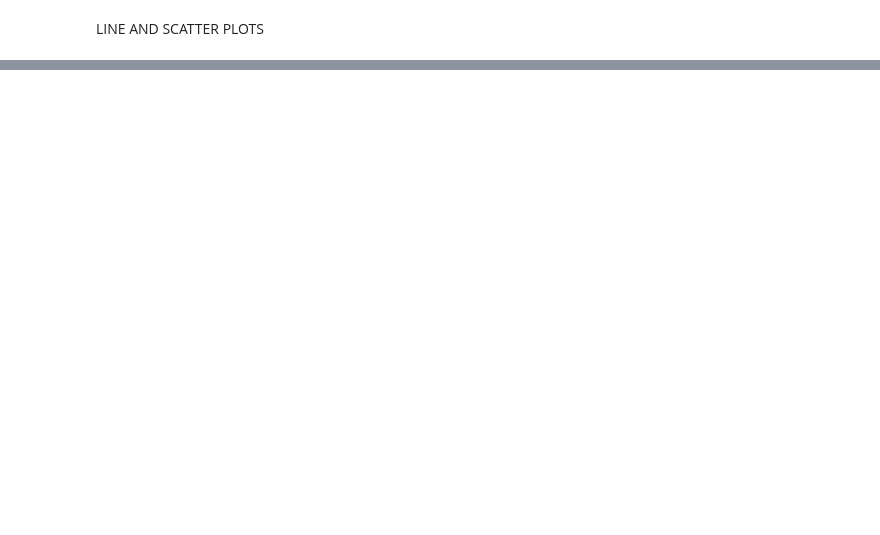
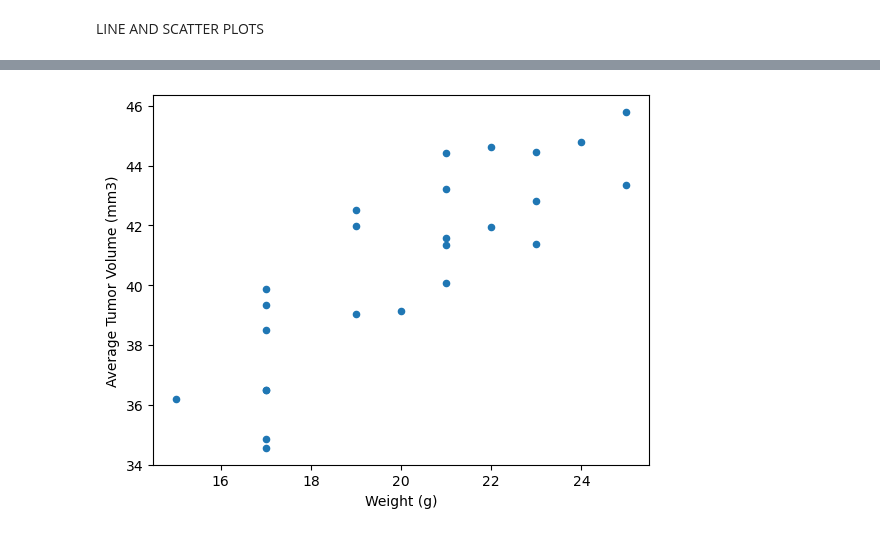
Before and after one commit to RamirezMaribel/data_visualization_challenge, a Jupyter notebook: Starter_Code/Pymaceuticals/pymaceuticals_hw.ipynb, the cells around one changed output, grey strips where cells are left out. Drawn from its saved outputs; the diff is of its cells as text; code cells hidden in the pictures; blank space fills up the shorter version.

Commit message:
saving progress on module 5 challenge - cells 16-18

```diff
--- a/Starter_Code/Pymaceuticals/pymaceuticals_hw.ipynb
+++ b/Starter_Code/Pymaceuticals/pymaceuticals_hw.ipynb
@@ -399,0 +467,16 @@ AttributeError: 'function' object has no attribute 'loc'
+# %%
+#Cell 17 of HW
+# Generate a scatter plot of mouse weight vs. the average observed tumor volume for the entire Capomulin regimen
+# Filter Dataframe for Capomulin regimen
+
+c_only=dropped_df.loc[dropped_df["Drug Regimen"]=="Capomulin"]
+# Calculated avg tumor volume for each mouse
+avg_tvol=c_only.groupby("Mouse ID")["Tumor Volume (mm3)"].mean()
+scatter=pd.DataFrame({"Weight":c_only.groupby("Mouse ID")["Weight (g)"].mean(),"Average Tumor Volume":avg_tvol})
+
+scat1=scatter.plot(kind="scatter",x="Weight", y="Average Tumor Volume")
+plt.xlabel("Weight (g)")
+plt.ylabel("Average Tumor Volume (mm3)")
+plt.show();
+# %% [output]
+[figure, added]
```
Also changed, not shown: parts of 12 cells of this notebook.
